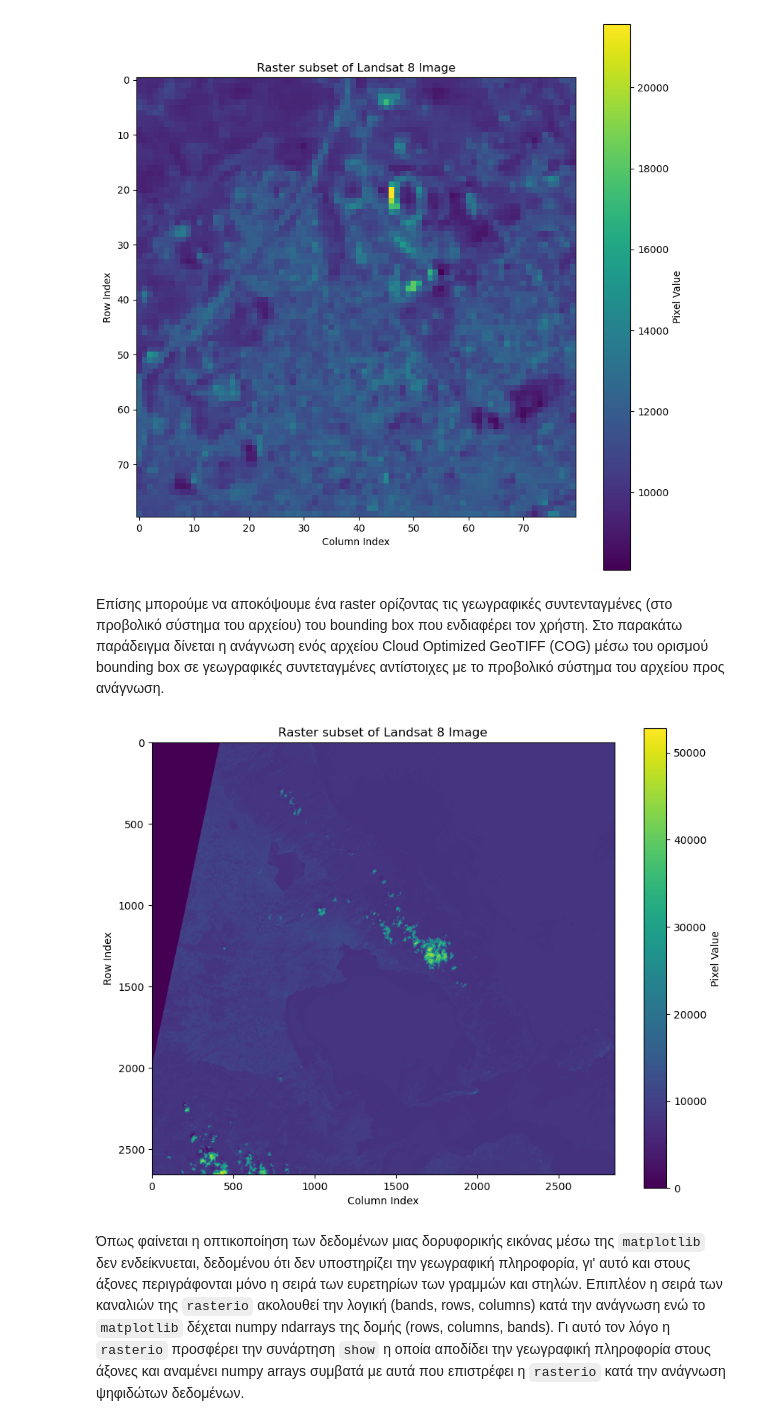
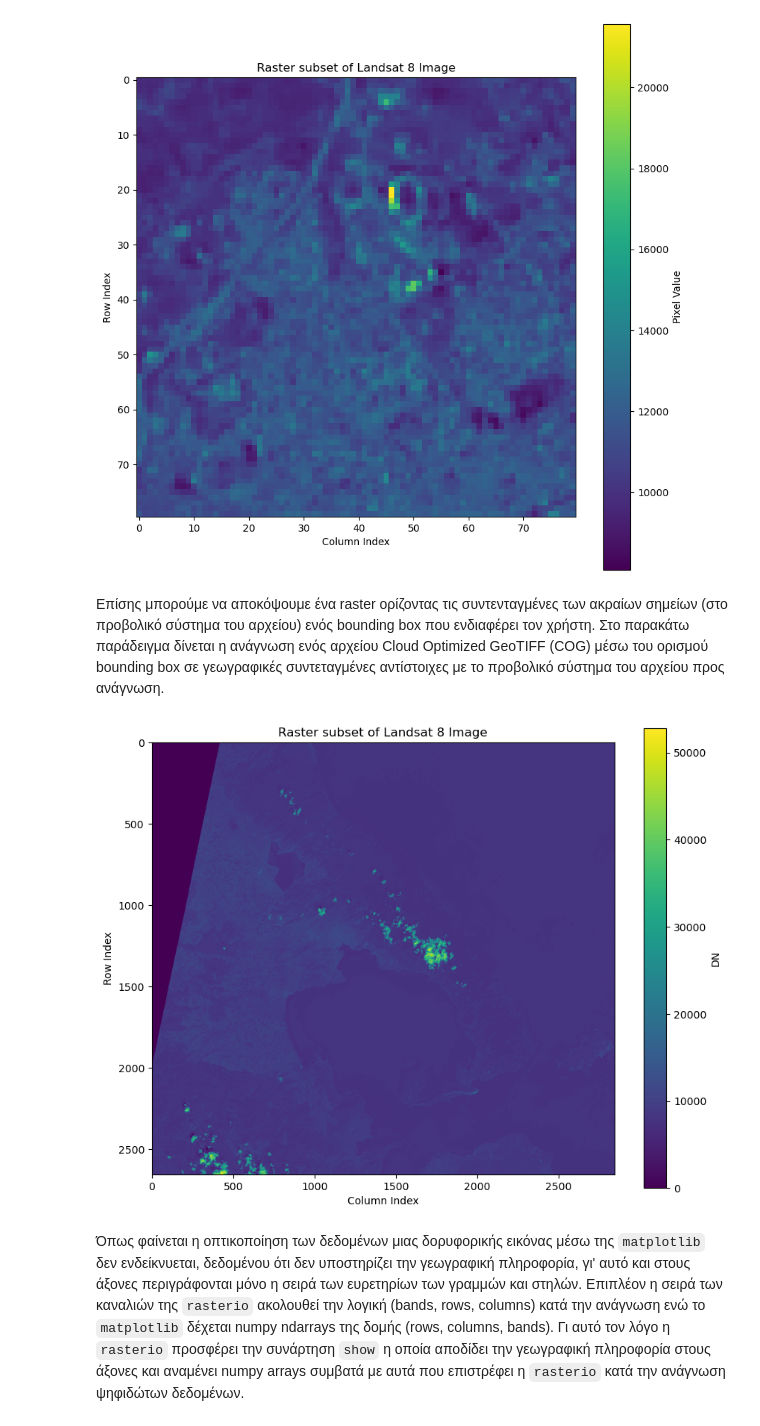
Before and after one commit to kokkytos/programming, a Jupyter notebook: _build/html/_sources/notebooks/Lesson_12.ipynb, the cells around one changed output. Cells and saved outputs as stored; diff of their text form; code cells hidden in the pictures.

```diff
--- a/_build/html/_sources/notebooks/Lesson_12.ipynb
+++ b/_build/html/_sources/notebooks/Lesson_12.ipynb
@@ -85,7 +85,7 @@ plt.show()
 # %% [output]
 [figure]
 # %% [markdown]
-Επίσης μπορούμε να αποκόψουμε ένα raster ορίζοντας τις γεωγραφικές συντενταγμένες (στο προβολικό σύστημα του αρχείου) του bounding box που ενδιαφέρει τον χρήστη. Στο παρακάτω παράδειγμα δίνεται η ανάγνωση ενός αρχείου Cloud Optimized GeoTIFF (COG) μέσω του ορισμού bounding box σε γεωγραφικές συντεταγμένες αντίστοιχες με το προβολικό σύστημα του αρχείου προς ανάγνωση.
+Επίσης μπορούμε να αποκόψουμε ένα raster ορίζοντας τις συντενταγμένες των ακραίων σημείων (στο προβολικό σύστημα του αρχείου) ενός bounding box που ενδιαφέρει τον χρήστη. Στο παρακάτω παράδειγμα δίνεται η ανάγνωση ενός αρχείου Cloud Optimized GeoTIFF (COG) μέσω του ορισμού bounding box σε γεωγραφικές συντεταγμένες αντίστοιχες με το προβολικό σύστημα του αρχείου προς ανάγνωση.
 # %%
 from rasterio.windows import from_bounds
 url = 'https://huggingface.co/datasets/leoliakos/LandSat8/resolve/main/LC08_L2SP_183033_20250906_20250912_02_T1_SR.tif'
@@ -108,14 +108,14 @@ with rasterio.open(url) as ds:
 # %%
 # Οπτικοποίηση του 'data' array
 plt.figure(figsize=(10, 8))
 img = plt.imshow(data1, cmap='viridis')  # 'viridis': χρωματική παλέτα για συνεχή δεδομένα
-plt.colorbar(img, label='Pixel Value') # υπόμνημα
+plt.colorbar(img, label='DN') # υπόμνημα
 plt.title("Raster subset of Landsat 8 Image")
 plt.xlabel("Column Index")
 plt.ylabel("Row Index")
 plt.show()
 # %% [output]
-[figure, old version]
+[figure, new version]
 # %% [markdown]
 Όπως φαίνεται η οπτικοποίηση των δεδομένων μιας δορυφορικής εικόνας μέσω της `matplotlib` δεν ενδείκνυεται, δεδομένου ότι δεν υποστηρίζει την γεωγραφική πληροφορία, γι' αυτό και στους άξονες περιγράφονται μόνο η σειρά των ευρετηρίων των γραμμών και στηλών. Επιπλέον η σειρά των καναλιών της `rasterio` ακολουθεί την λογική (bands, rows, columns) κατά την ανάγνωση ενώ το `matplotlib` δέχεται numpy ndarrays της δομής (rows, columns, bands). Γι αυτό τον λόγο η `rasterio` προσφέρει την συνάρτηση `show` η οποία αποδίδει την γεωγραφική πληροφορία στους άξονες και αναμένει numpy arrays συμβατά με αυτά που επιστρέφει η `rasterio` κατά την ανάγνωση ψηφιδώτων δεδομένων.
 # %%
```
Also changed, not shown: parts of 10 cells of this notebook, 11 other files.
